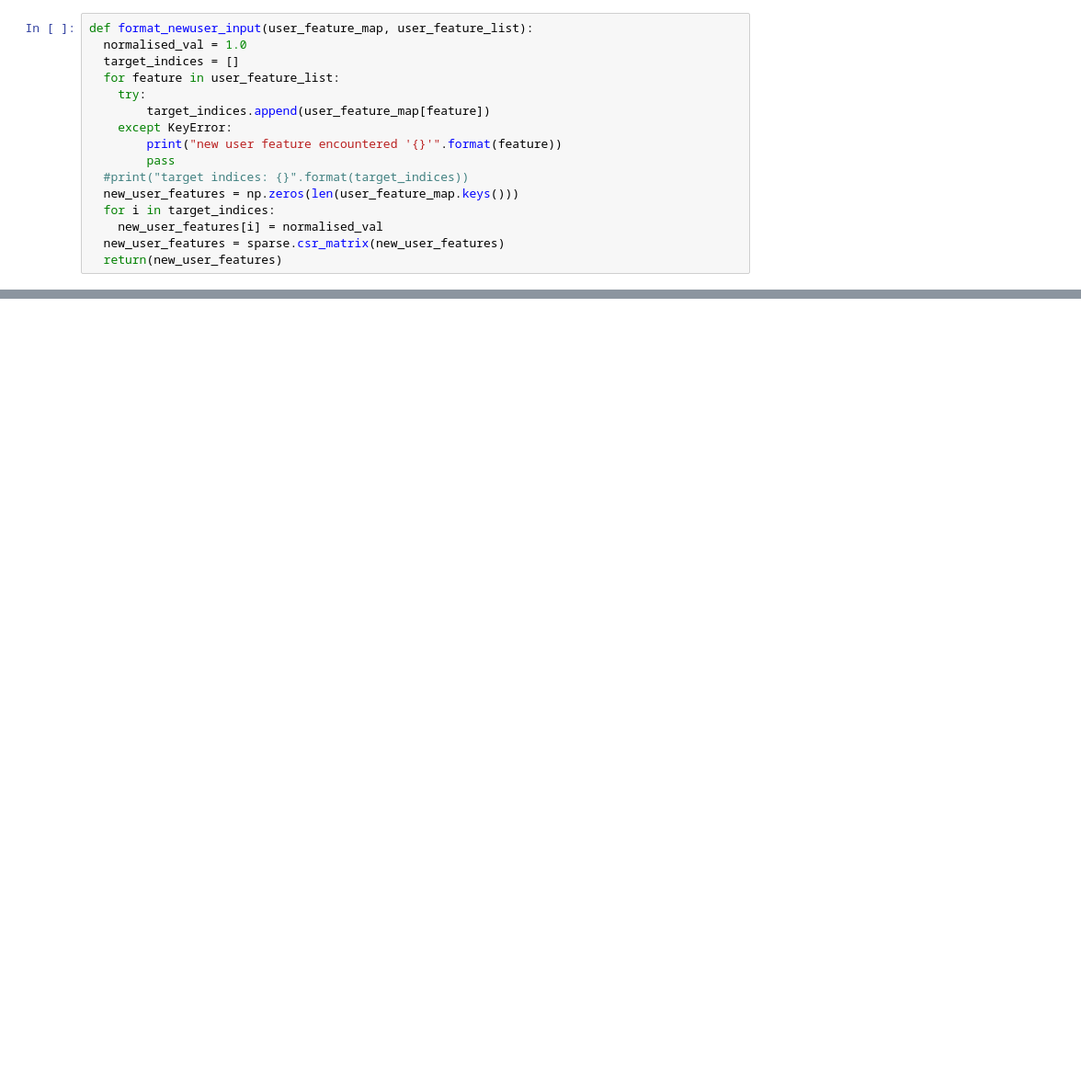
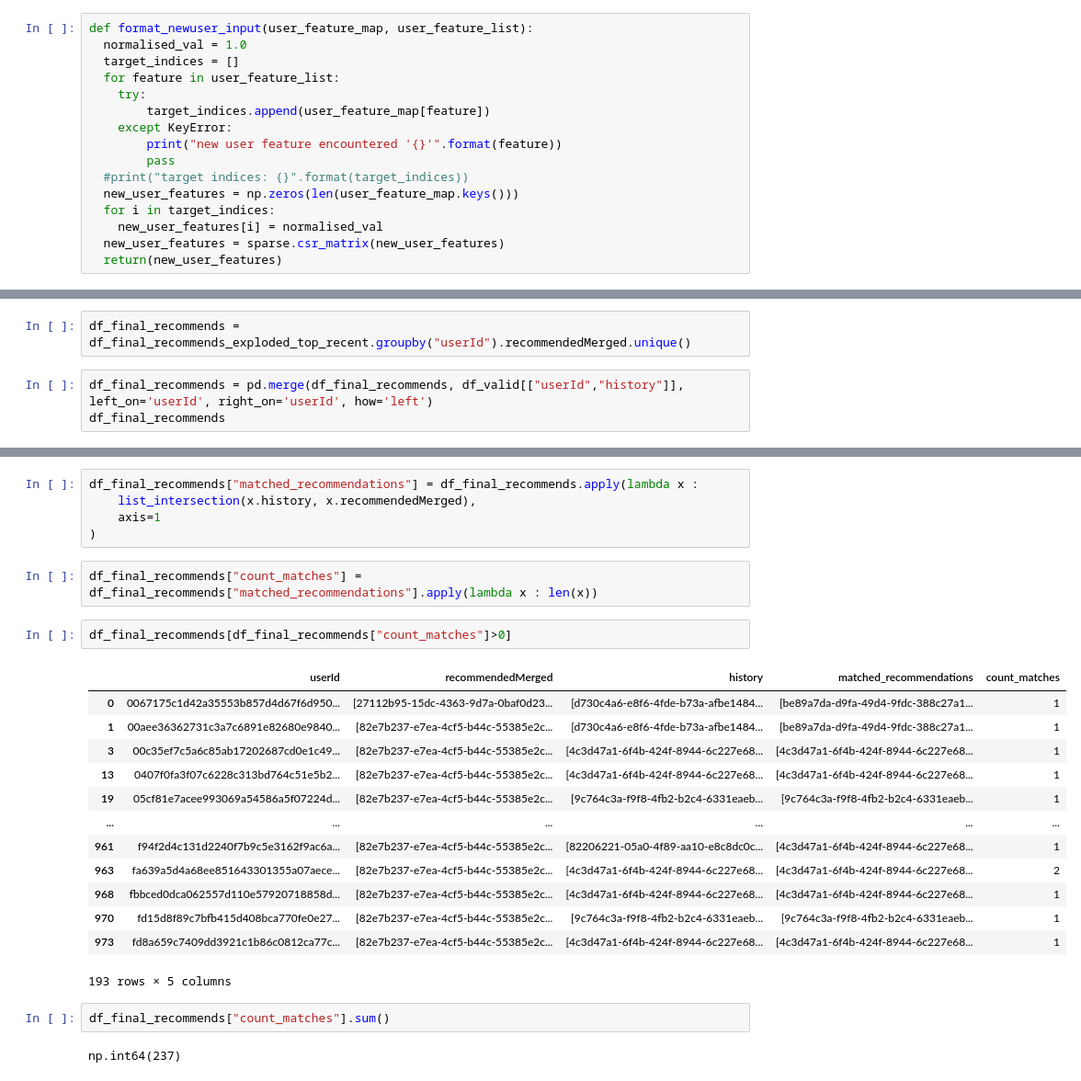
Before and after one commit to raianeli25/tech_challenge_5, a Jupyter notebook: recommendation/4_validating_model_by_popular_and_training.ipynb, the cells around one changed output, grey strips where cells are left out. Shown at 92% size. Drawn from its saved outputs; the diff is of its cells as text; blank space fills up the shorter version.

Commit message:
Added Freshness (Most Recent) Logic to the Problem

```diff
--- a/recommendation/4_validating_model_by_popular_and_training.ipynb
+++ b/recommendation/4_validating_model_by_popular_and_training.ipynb
@@ -485,0 +398,5 @@ np.int64(0)
+# %%
+df_final_recommends = df_final_recommends_exploded_top_recent.groupby("userId").recommendedMerged.unique()
+# %%
+df_final_recommends = pd.merge(df_final_recommends, df_valid[["userId","history"]], left_on='userId', right_on='userId', how='left')
+df_final_recommends
@@ -485,0 +417,27 @@ np.int64(0)
+# %%
+df_final_recommends["matched_recommendations"] = df_final_recommends.apply(lambda x :
+    list_intersection(x.history, x.recommendedMerged),
+    axis=1
+)
+# %%
+df_final_recommends["count_matches"] = df_final_recommends["matched_recommendations"].apply(lambda x : len(x))
+# %%
+df_final_recommends[df_final_recommends["count_matches"]>0]
+# %% [output]
+|  | userId | recommendedMerged | history | matched_recommendations | count_matches |
+| 0 | 0067175c1d42a35553b857d4d67f6d950... | [27112b95-15dc-4363-9d7a-0baf0d23... | [d730c4a6-e8f6-4fde-b73a-afbe1484... | [be89a7da-d9fa-49d4-9fdc-388c27a1... | 1 |
+| 1 | 00aee36362731c3a7c6891e82680e9840... | [82e7b237-e7ea-4cf5-b44c-55385e2c... | [d730c4a6-e8f6-4fde-b73a-afbe1484... | [be89a7da-d9fa-49d4-9fdc-388c27a1... | 1 |
+| 3 | 00c35ef7c5a6c85ab17202687cd0e1c49... | [82e7b237-e7ea-4cf5-b44c-55385e2c... | [4c3d47a1-6f4b-424f-8944-6c227e68... | [4c3d47a1-6f4b-424f-8944-6c227e68... | 1 |
+| 13 | 0407f0fa3f07c6228c313bd764c51e5b2... | [82e7b237-e7ea-4cf5-b44c-55385e2c... | [4c3d47a1-6f4b-424f-8944-6c227e68... | [4c3d47a1-6f4b-424f-8944-6c227e68... | 1 |
+| 19 | 05cf81e7acee993069a54586a5f07224d... | [82e7b237-e7ea-4cf5-b44c-55385e2c... | [9c764c3a-f9f8-4fb2-b2c4-6331eaeb... | [9c764c3a-f9f8-4fb2-b2c4-6331eaeb... | 1 |
+| ... | ... | ... | ... | ... | ... |
+| 961 | f94f2d4c131d2240f7b9c5e3162f9ac6a... | [82e7b237-e7ea-4cf5-b44c-55385e2c... | [82206221-05a0-4f89-aa10-e8c8dc0c... | [4c3d47a1-6f4b-424f-8944-6c227e68... | 1 |
+| 963 | fa639a5d4a68ee851643301355a07aece... | [82e7b237-e7ea-4cf5-b44c-55385e2c... | [4c3d47a1-6f4b-424f-8944-6c227e68... | [4c3d47a1-6f4b-424f-8944-6c227e68... | 2 |
+| 968 | fbbced0dca062557d110e57920718858d... | [82e7b237-e7ea-4cf5-b44c-55385e2c... | [4c3d47a1-6f4b-424f-8944-6c227e68... | [4c3d47a1-6f4b-424f-8944-6c227e68... | 1 |
+| 970 | fd15d8f89c7bfb415d408bca770fe0e27... | [82e7b237-e7ea-4cf5-b44c-55385e2c... | [9c764c3a-f9f8-4fb2-b2c4-6331eaeb... | [9c764c3a-f9f8-4fb2-b2c4-6331eaeb... | 1 |
+| 973 | fd8a659c7409dd3921c1b86c0812ca77c... | [82e7b237-e7ea-4cf5-b44c-55385e2c... | [4c3d47a1-6f4b-424f-8944-6c227e68... | [4c3d47a1-6f4b-424f-8944-6c227e68... | 1 |
+193 rows × 5 columns
+# %%
+df_final_recommends["count_matches"].sum()
+# %% [output]
+np.int64(237)
```
Also changed, not shown: parts of 56 cells of this notebook.
